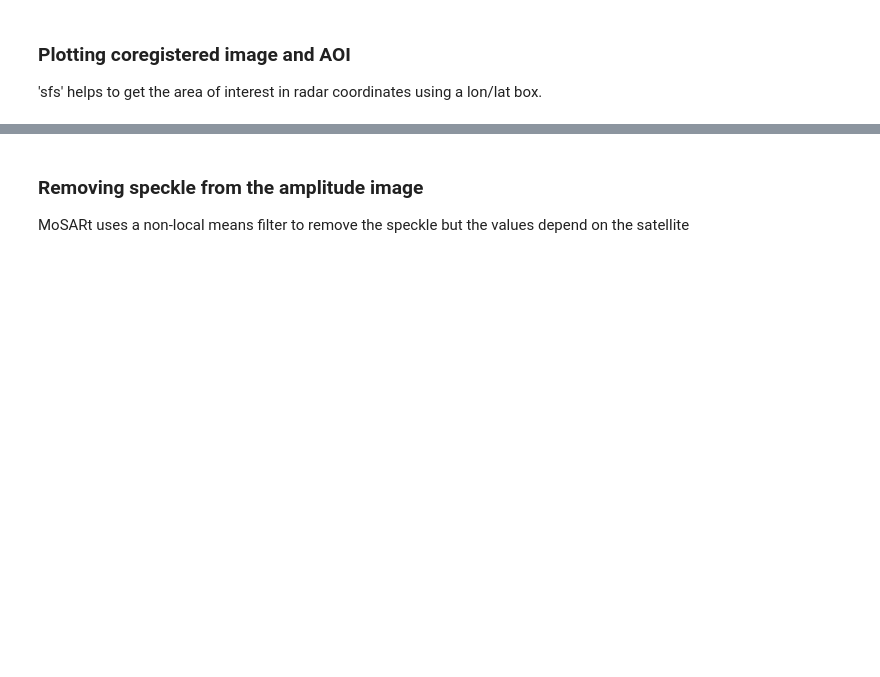
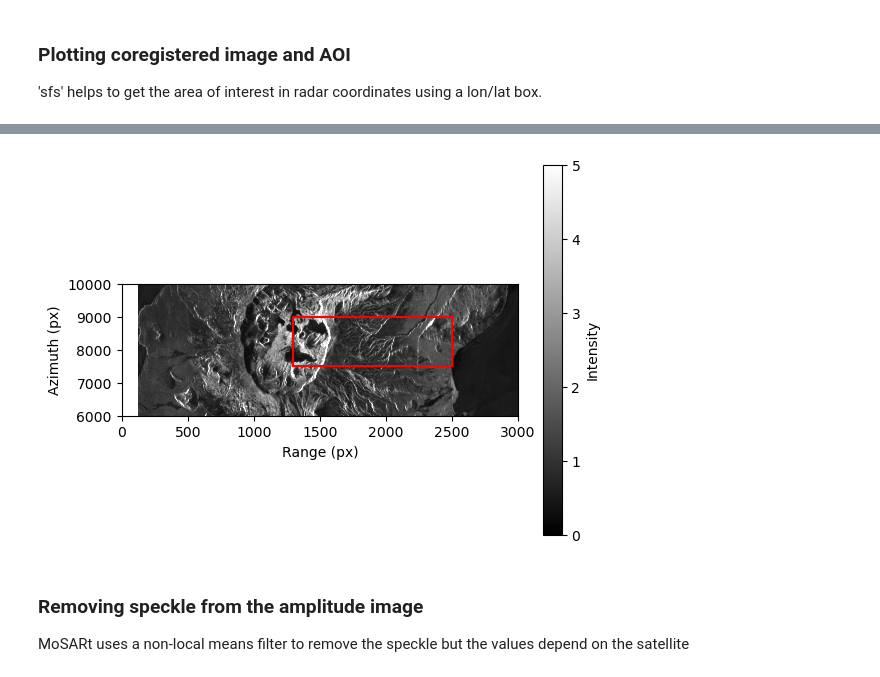
Before and after one commit to mfangaritav/MOSART, a Jupyter notebook: Process_ALOS.ipynb, the cells around one changed output, grey strips where cells are left out. Drawn from its saved outputs; the diff is of its cells as text; code cells hidden in the pictures; blank space fills up the shorter version.

```diff
--- a/Process_ALOS.ipynb
+++ b/Process_ALOS.ipynb
@@ -44,18 +143,18 @@ In the next cell we have the rutine that coregisters all slcs images contain in
 
 'sfs' helps to get the area of interest in radar coordinates using a lon/lat box.
 # %%
-%matplotlib notebook
+%matplotlib inline
 #Reading h5 file with coregistered images
 h5i=h5py.File(cor_stack,'r')
 keys=[key for key in h5i.keys() if key.isdigit()]
 lonrdr=h5i['lon'][:]
 latrdr=h5i['lat'][:]
-amps=h5i[keys[0]][:]
+amps=h5i[keys[2]][:]
 h5i.close()
 
 #Getting AOI in radar coordinates corresponding to certain longitudes and latitudes
-xs=[330,630]
-ys=[900,1000]
+ys=[7500,9000]
+xs=[1300,2500]
 x0=xs[0]
 y0=ys[0]
 xsizet=xs[-1]-xs[0]
@@ -65,13 +164,17 @@ ysizet=ys[-1]-ys[0]
 
 #Plotting a coregistered image and the AOI
 plt.figure()
-plt.title('Ascending ('+keys[1]+')')
-plt.imshow(amps,cmap='gray',vmin=0,vmax=50)
-plt.colorbar(label='Intensity',orientation='horizontal')
+#plt.title('Ascending ('+keys[1]+')')
+plt.imshow(amps,cmap='gray',vmin=0,vmax=5)
+#plt.colorbar(label='Intensity',orientation='horizontal')
+plt.colorbar(label='Intensity')
 plt.plot([x0,x0,x0+xsizet,x0+xsizet,x0],[y0,y0+ysizet,y0+ysizet,y0,y0],color='red',label='AOI')
 plt.xlabel('Range (px)')
 plt.ylabel('Azimuth (px)')
-plt.legend()
+plt.ylim(6000,10000)
+ax = plt.gca()
+ax.set_aspect(0.25)
+#plt.legend()
 
 plt.show()
 # %% [output]
@@ -80,3 +181,4 @@ plt.show()
+[figure, added]
 # %% [markdown]
 ### Removing speckle from the amplitude image
 
```
Also changed, not shown: parts of 14 cells of this notebook, 1 other file.
